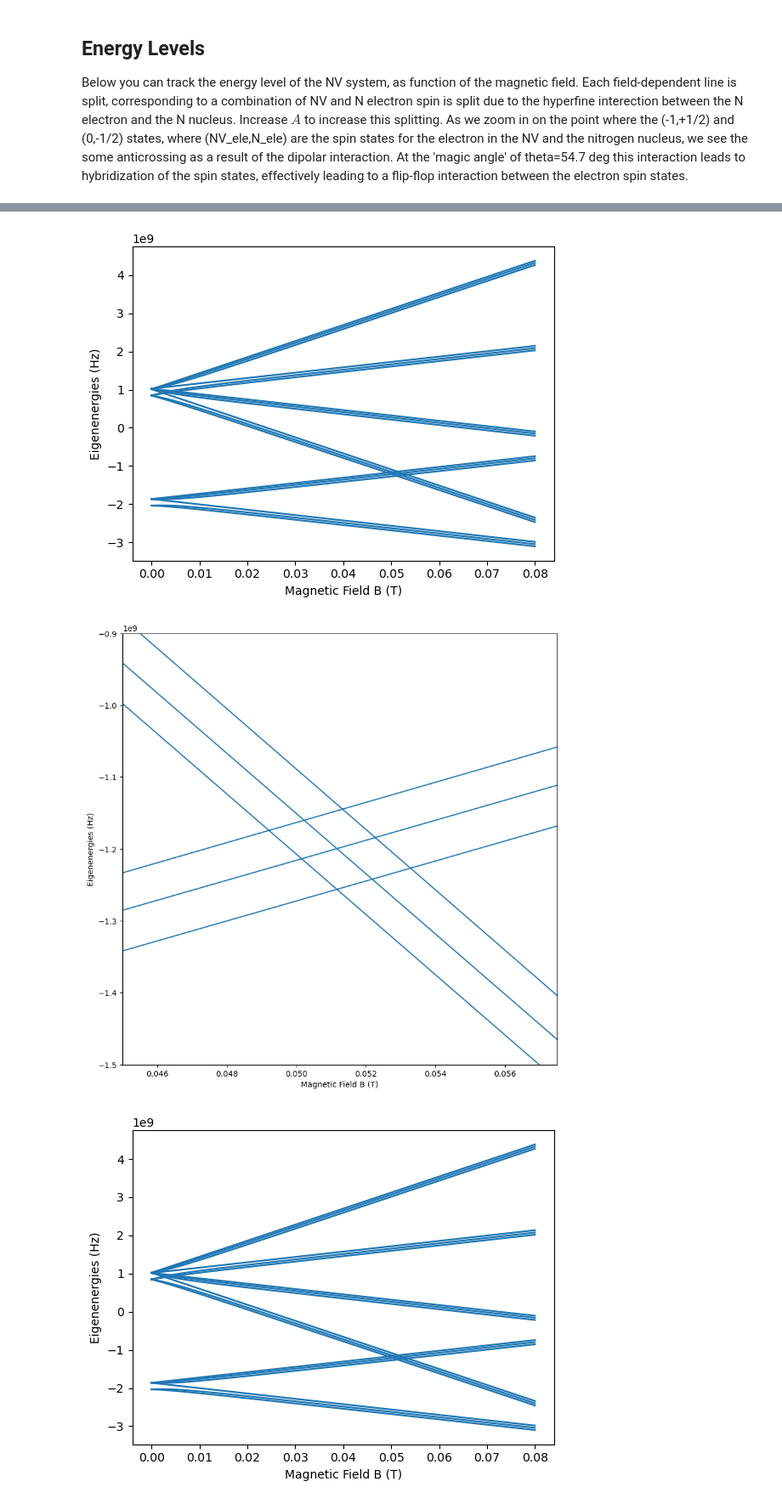
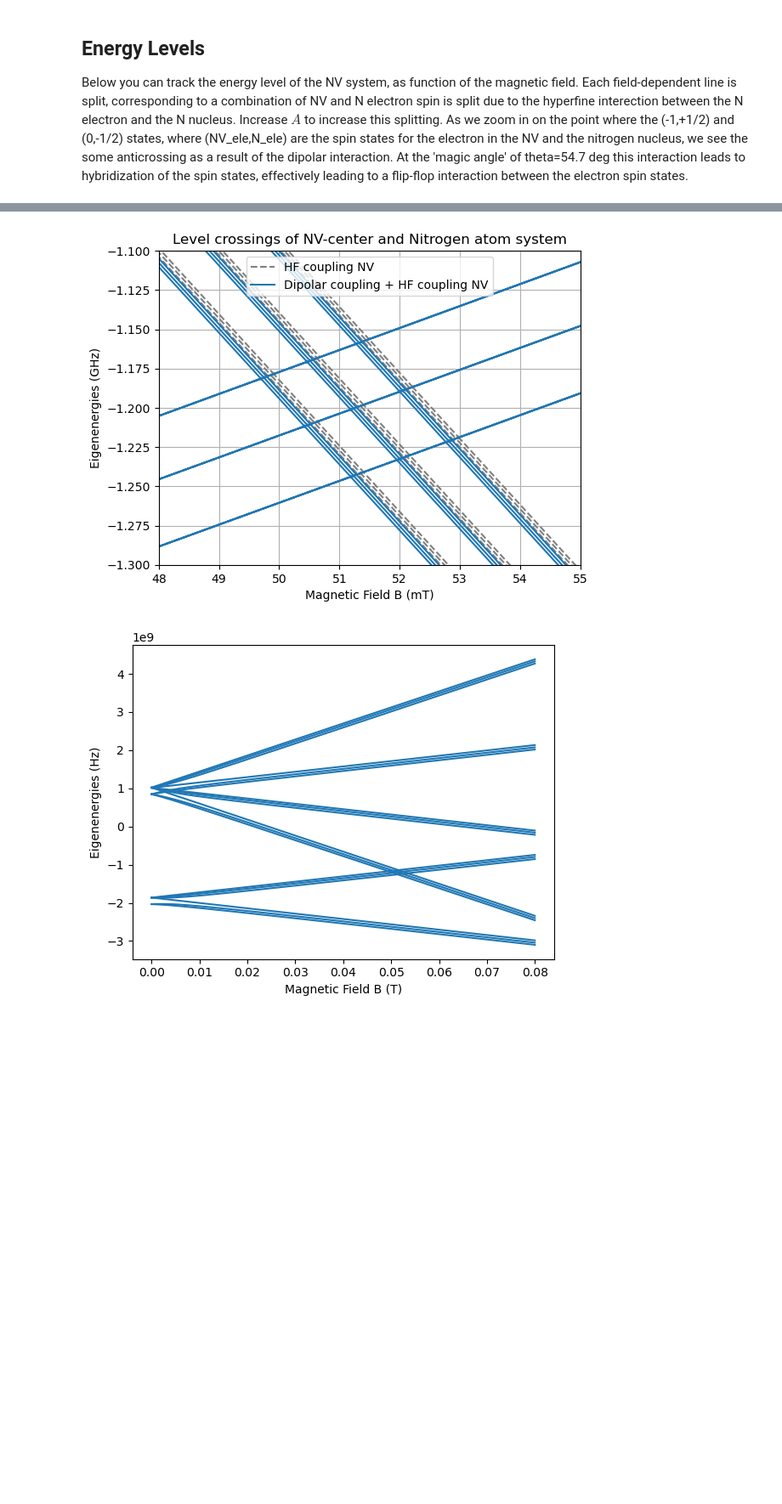
Before and after one commit to RoaldvdBoogaart/QDQC_project, a Jupyter notebook: code/7_HF_couplings_P1center.ipynb, the cells around one changed output, grey strips where cells are left out. Shown at 85% size. Cells and saved outputs as stored; diff of their text form; code cells hidden in the pictures; blank space fills up the shorter version.

```diff
--- a/code/7_HF_couplings_P1center.ipynb
+++ b/code/7_HF_couplings_P1center.ipynb
@@ -299,7 +286,7 @@ nv_ops = (NV_Sx, NV_Sy, NV_Sz)
 n_ops = (N_Sx, N_Sy, N_Sz)
 i_ops = (I_Sx, I_Sy, I_Sz)
 # %%
-def system_hamiltonian(b_field: float, theta: float, distance: float, hf_coupling: float, rwa: bool = False):
+def system_hamiltonian(b_field: float, theta: float, distance: float, hf_coupling: float, rwa: bool = False, add_dipolar_coupling: bool = True):
     """Returns the Hamiltonian of the system.
 
     Args:
@@ -314,7 +301,10 @@ def system_hamiltonian(b_field: float, theta: float, distance: float, hf_couplin
     H_N = nitrogen_atom_hamiltonian(b_field=b_field, hf_coupling=hf_coupling, electron_s_ops=n_ops, nuclues_s_ops=i_ops, rwa=rwa)
     H_DIP = dipolar_coupling(theta=theta, distance=distance, nv_s_ops=nv_ops, n_s_ops=n_ops)
 
-    return H_NV + H_N + H_DIP
+    if add_dipolar_coupling:
+        return H_NV + H_N + H_DIP
+    else:
+        return H_NV + H_N
 # %% [markdown]
 ## Energy Levels
 
@@ -350,0 +394,5 @@ plt.show()
+# %%
+nv_ops = (NV_Sx, NV_Sy, NV_Sz)
+nv_i_ops = (NV_I_Sx, NV_I_Sy, NV_I_Sz)
+n_ops = (N_Sx, N_Sy, N_Sz)
+i_ops = (I_Sx, I_Sy, I_Sz)
@@ -351,32 +424,45 @@ plt.show()
 # %%
-B_list = np.linspace(0e-4,800e-4,2001) # Magnetic Field in Tesla
-theta = 54.7 # Angle between the N and NV electrons, relative to the magnetic field.  Degrees
-A = 114e6 # Hyperfine splitting energy. Hz
+B_list = np.linspace(0e-4, 800e-4, 2001) # Magnetic Field in Tesla
+theta = 0 # Angle between the N and NV electrons, relative to the magnetic field.  Degrees
+A = 86e6 # Hyperfine splitting energy. Hz
 energy_list = []
-energy_list_rwa = []
+energy_list_uncoupled = []
 
 for B in B_list:
-    energy_at_field = system_hamiltonian(b_field=B, hf_coupling=A, theta=0, distance=2e-9).eigenenergies()
-    # energy_at_field_rwa = system_hamiltonian(b_field=B, hf_coupling=A, theta=theta, distance=2e-9, rwa=True).eigenenergies()
+    energy_at_field = system_hamiltonian(b_field=B, hf_coupling=A, theta=theta, distance=2e-9).eigenenergies()
+    energy_at_field_uncoupled = system_hamiltonian(b_field=B, hf_coupling=A, theta=theta, distance=2e-9, add_dipolar_coupling=False).eigenenergies()
     energy_list.append(energy_at_field)
-    # energy_list_rwa.append(energy_at_field_rwa)
-
-plt.plot(B_list, energy_list, color='C0')
-# plt.plot(B_list,energy_list_rwa, color='C1')
-plt.ylabel('Eigenenergies (Hz)')
-plt.xlabel('Magnetic Field B (T)')
-plt.show()
-plt.figure(figsize=(10,10))
-plt.plot(B_list,energy_list, color='C0')
-# plt.plot(B_list,energy_list_rwa, color='C1')
-plt.ylabel('Eigenenergies (Hz)')
-plt.xlabel('Magnetic Field B (T)')
-plt.xlim(0.045,0.0575)
-plt.ylim((-1.5e9, -0.9e9))
-plt.show()
+    energy_list_uncoupled.append(energy_at_field_uncoupled)
-# %% [output]
-[figure, removed]
-[figure, removed]
+# %%
+fig = plt.figure()
+
+for i in range(6*3*3):
+    if i == 0:
+        plt.plot(B_list * 1e3, np.array(energy_list_uncoupled)[:, i] / 1e9, color='grey', label='HF coupling NV', linestyle='--')
+    else:
+        plt.plot(B_list * 1e3, np.array(energy_list_uncoupled)[:, i] / 1e9, color='grey', linestyle='--')
+
+for i in range(6*3*3):
+    if i == 0:
+        plt.plot(B_list * 1e3, np.array(energy_list)[:, i] / 1e9, color='C0', label='Dipolar coupling + HF coupling NV', linestyle='-')
+    else:
+        plt.plot(B_list * 1e3, np.array(energy_list)[:, i] / 1e9, color='C0', linestyle='-')
+
+plt.legend()
+plt.title('Level crossings of NV-center and Nitrogen atom system')
+plt.ylabel('Eigenenergies (GHz)')
+plt.xlabel('Magnetic Field B (mT)')
+plt.grid()
+# plt.xlim(0.049 * 1e3, 0.054 * 1e3)
+# plt.ylim((-1.25, -1.15))
+
+plt.xlim(0.048 * 1e3, 0.055 * 1e3)
+plt.ylim((-1.3, -1.1))
+plt.show()
+
+fig.savefig('combined_system_NV_HF_zoom.png', dpi=500, bbox_inches='tight')
+# %% [output]
+[figure, added]
 # %%
 B_list = np.linspace(0e-4,800e-4,2001) # Magnetic Field in Tesla
 theta = 54.7 # Angle between the N and NV electrons, relative to the magnetic field.  Degrees
```
Also changed, not shown: parts of 10 cells of this notebook, 4 other files.
